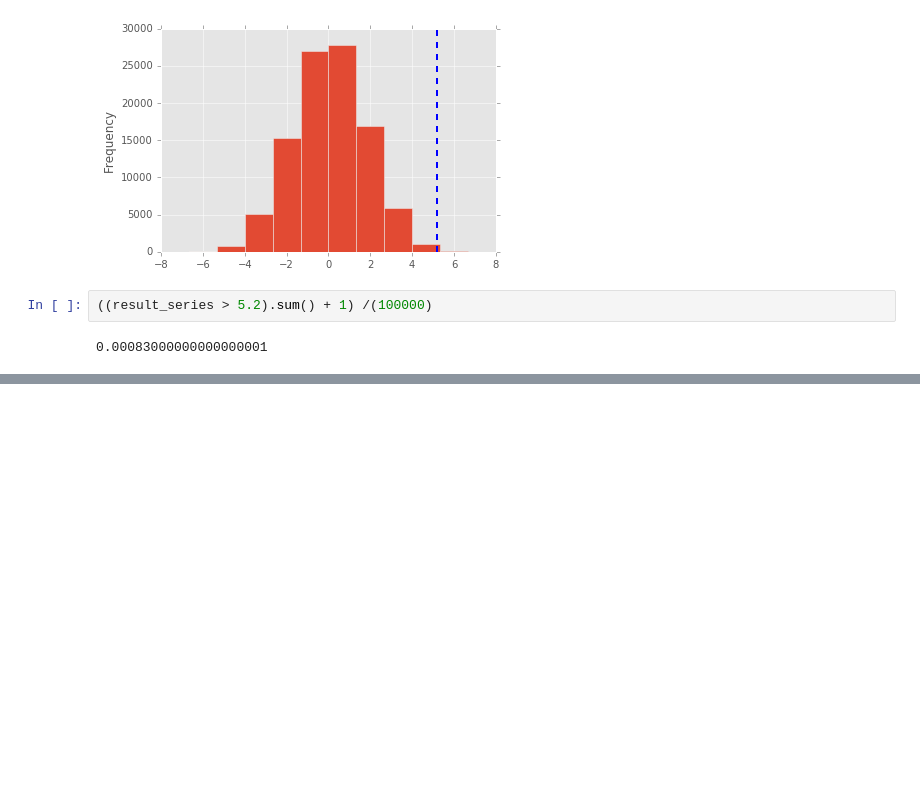
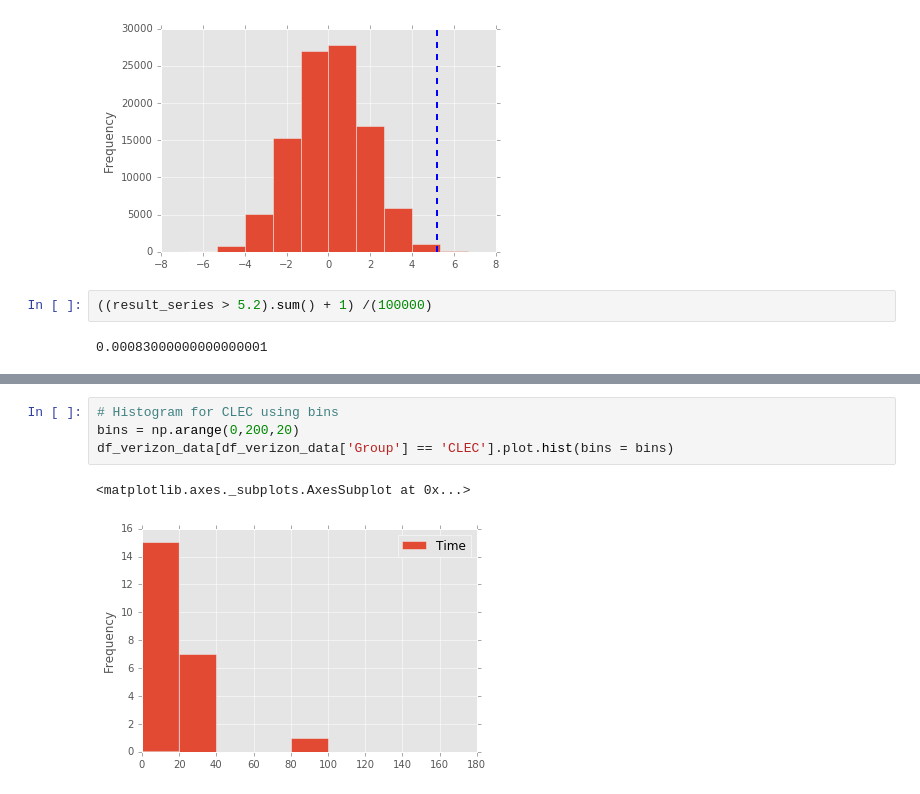
Before and after one commit to sushmit86/Mathematical_statistics, a Jupyter notebook: Chapter3.ipynb, the cells around one changed output, grey strips where cells are left out. Cells and saved outputs as stored; diff of their text form; blank space fills up the shorter version.

```diff
--- a/Chapter3.ipynb
+++ b/Chapter3.ipynb
@@ -124,0 +151,7 @@ df_verizon_data = pd.read_csv('Data/Verizon.csv')
+# %%
+# Histogram for CLEC using bins
+bins = np.arange(0,200,20)
+df_verizon_data[df_verizon_data['Group'] == 'CLEC'].plot.hist(bins = bins)
+# %% [output]
+<matplotlib.axes._subplots.AxesSubplot at 0x...>
+[figure, added]
```
Also changed, not shown: parts of 5 cells of this notebook.
